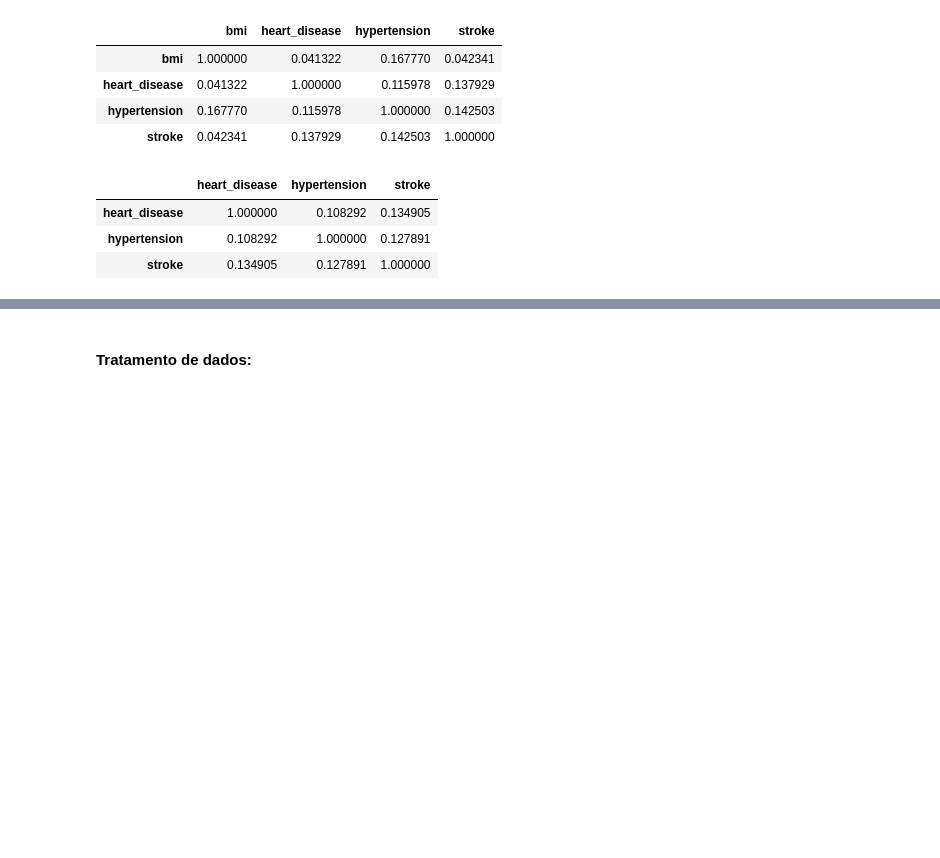
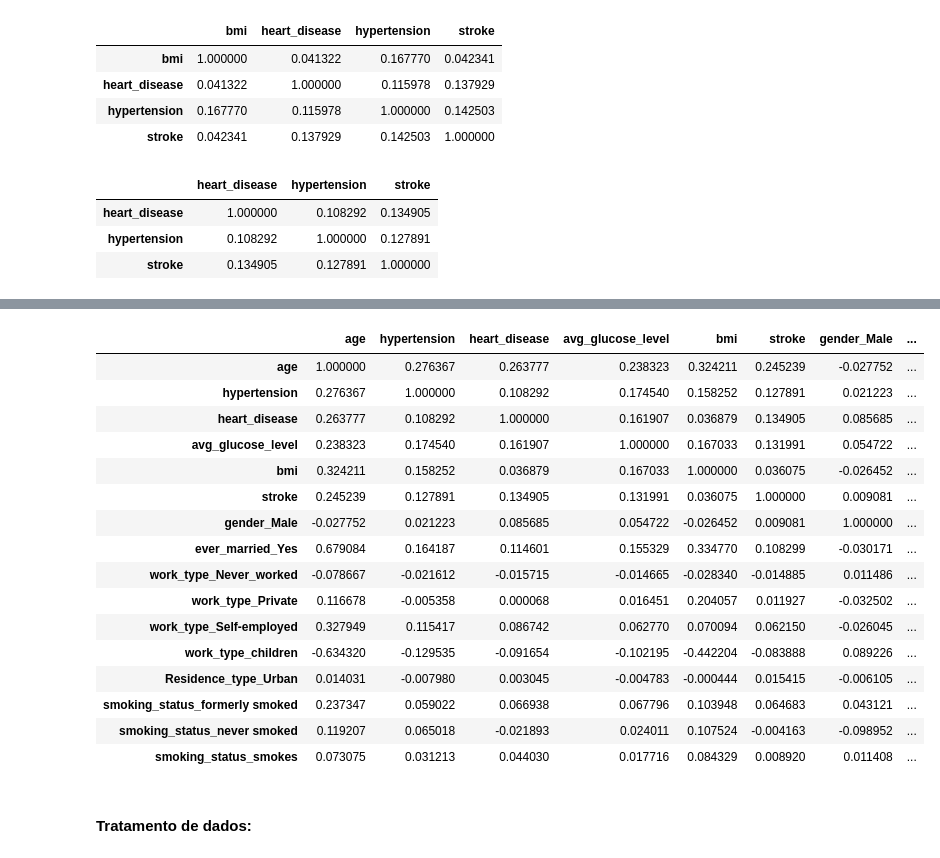
Before and after one commit to gslopes-1996/Stroke-Prediction, a Jupyter notebook: main/main.ipynb, the cells around one changed output, grey strips where cells are left out. Drawn from its saved outputs; the diff is of its cells as text; code cells hidden in the pictures; blank space fills up the shorter version.

```diff
--- a/main/main.ipynb
+++ b/main/main.ipynb
@@ -121,3 +245,23 @@ df_cleaned[['heart_disease','hypertension', 'stroke']].corr().style.background_g
+# %%
+data_encoded.corr().style.background_gradient(cmap= 'Purples')
+# %% [output]
+|  | age | hypertension | heart_disease | avg_glucose_level | bmi | stroke | gender_Male | ... |
+| age | 1.000000 | 0.276367 | 0.263777 | 0.238323 | 0.324211 | 0.245239 | -0.027752 | ... |
+| hypertension | 0.276367 | 1.000000 | 0.108292 | 0.174540 | 0.158252 | 0.127891 | 0.021223 | ... |
+| heart_disease | 0.263777 | 0.108292 | 1.000000 | 0.161907 | 0.036879 | 0.134905 | 0.085685 | ... |
+| avg_glucose_level | 0.238323 | 0.174540 | 0.161907 | 1.000000 | 0.167033 | 0.131991 | 0.054722 | ... |
+| bmi | 0.324211 | 0.158252 | 0.036879 | 0.167033 | 1.000000 | 0.036075 | -0.026452 | ... |
+| stroke | 0.245239 | 0.127891 | 0.134905 | 0.131991 | 0.036075 | 1.000000 | 0.009081 | ... |
+| gender_Male | -0.027752 | 0.021223 | 0.085685 | 0.054722 | -0.026452 | 0.009081 | 1.000000 | ... |
+| ever_married_Yes | 0.679084 | 0.164187 | 0.114601 | 0.155329 | 0.334770 | 0.108299 | -0.030171 | ... |
+| work_type_Never_worked | -0.078667 | -0.021612 | -0.015715 | -0.014665 | -0.028340 | -0.014885 | 0.011486 | ... |
+| work_type_Private | 0.116678 | -0.005358 | 0.000068 | 0.016451 | 0.204057 | 0.011927 | -0.032502 | ... |
+| work_type_Self-employed | 0.327949 | 0.115417 | 0.086742 | 0.062770 | 0.070094 | 0.062150 | -0.026045 | ... |
+| work_type_children | -0.634320 | -0.129535 | -0.091654 | -0.102195 | -0.442204 | -0.083888 | 0.089226 | ... |
+| Residence_type_Urban | 0.014031 | -0.007980 | 0.003045 | -0.004783 | -0.000444 | 0.015415 | -0.006105 | ... |
+| smoking_status_formerly smoked | 0.237347 | 0.059022 | 0.066938 | 0.067796 | 0.103948 | 0.064683 | 0.043121 | ... |
+| smoking_status_never smoked | 0.119207 | 0.065018 | -0.021893 | 0.024011 | 0.107524 | -0.004163 | -0.098952 | ... |
+| smoking_status_smokes | 0.073075 | 0.031213 | 0.044030 | 0.017716 | 0.084329 | 0.008920 | 0.011408 | ... |
 # %% [markdown]
 #### Tratamento de dados:
 # %% [markdown]
```
Also changed, not shown: parts of 19 cells of this notebook.
